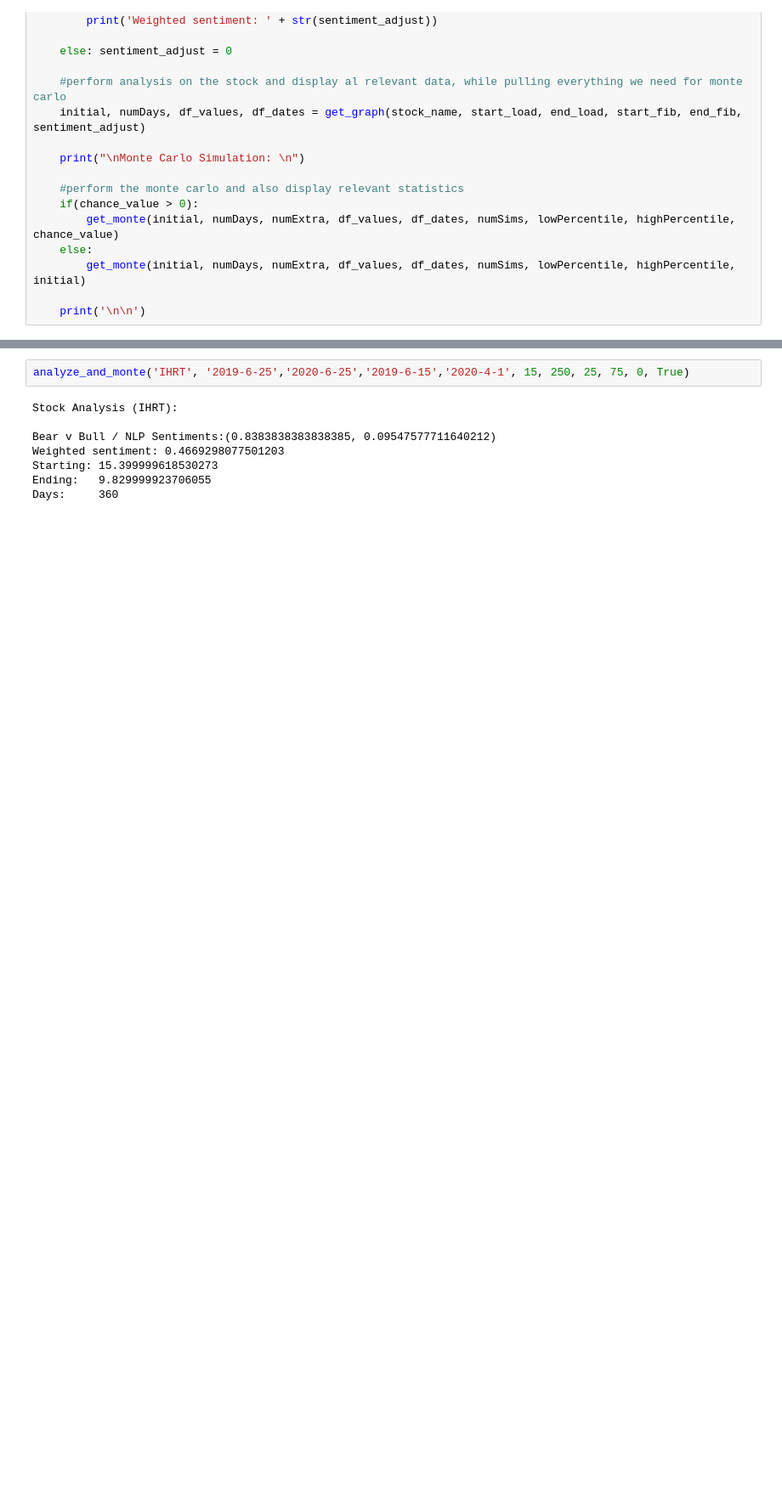
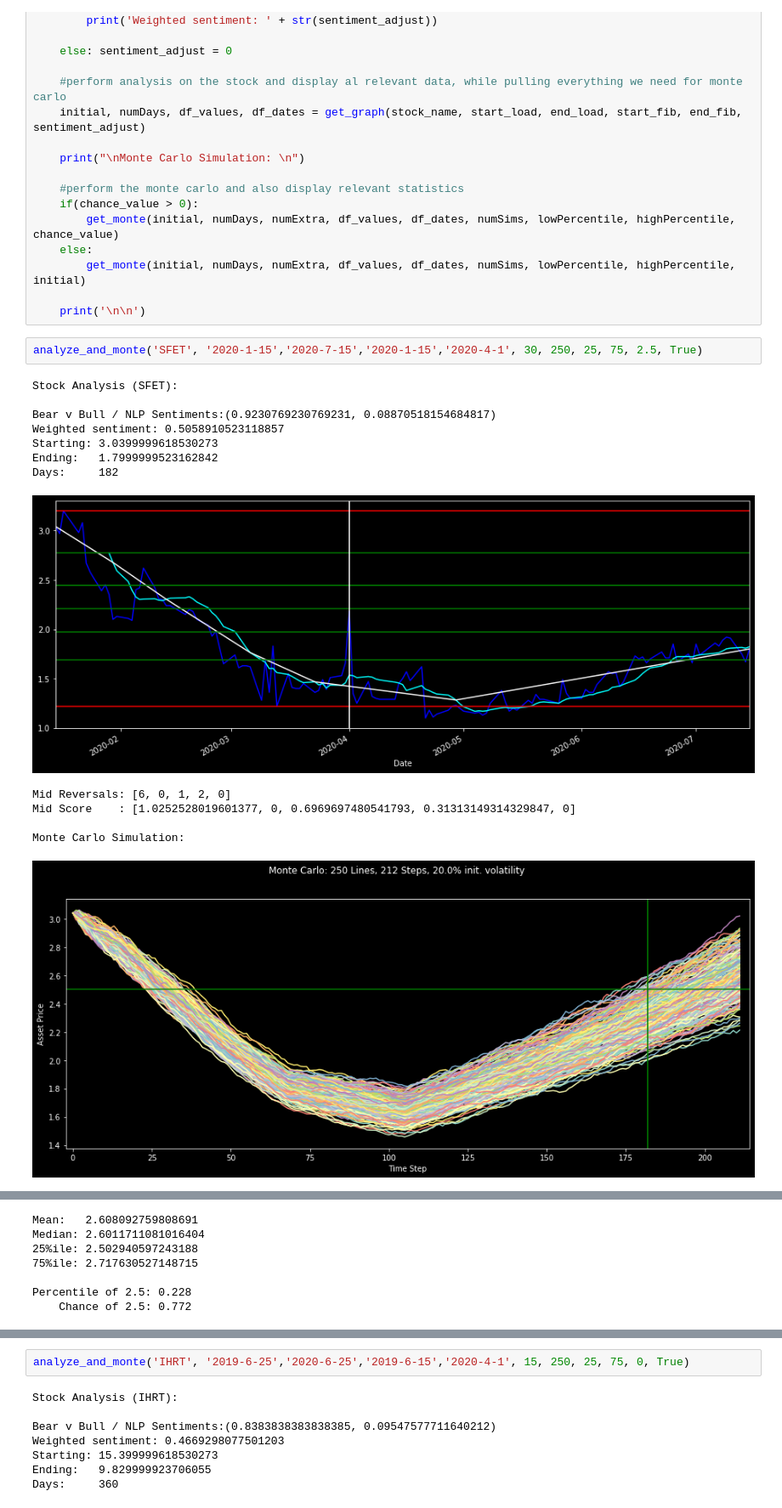
Before and after one commit to KeshavI03/Web-Scraping, a Jupyter notebook: Stock_Analysis.ipynb, the cells around one changed output, grey strips where cells are left out. Shown at 85% size. Saved outputs shown, nothing was run; the diff lists cells and outputs as text; blank space fills up the shorter version.

```diff
--- a/Stock_Analysis.ipynb
+++ b/Stock_Analysis.ipynb
@@ -430,3 +430,19 @@ def analyze_and_monte(stock_name, start_load, end_load, start_fib, end_fib, numE
         get_monte(initial, numDays, numExtra, df_values, df_dates, numSims, lowPercentile, highPercentile, initial)
 
     print('\n\n')
+# %%
+analyze_and_monte('SFET', '2020-1-15','2020-7-15','2020-1-15','2020-4-1', 30, 250, 25, 75, 2.5, True)
+# %% [output]
+Stock Analysis (SFET):
+
+Bear v Bull / NLP Sentiments:(0.9230769230769231, 0.08870518154684817)
+Weighted sentiment: 0.5058910523118857
+Starting: 3.0399999618530273
+Ending:   1.7999999523162842
+Days:     182
+[figure, added]
+Mid Reversals: [6, 0, 1, 2, 0]
+Mid Score    : [1.0252528019601377, 0, 0.6969697480541793, 0.31313149314329847, 0]
+
+Monte Carlo Simulation:
+[figure, added]
@@ -432,0 +450,7 @@ def analyze_and_monte(stock_name, start_load, end_load, start_fib, end_fib, numE
+Mean:   2.608092759808691
+Median: 2.6011711081016404
+25%ile: 2.502940597243188
+75%ile: 2.717630527148715
+
+Percentile of 2.5: 0.228
+    Chance of 2.5: 0.772
```
Also changed, not shown: parts of 3 cells of this notebook, 1 other file.
